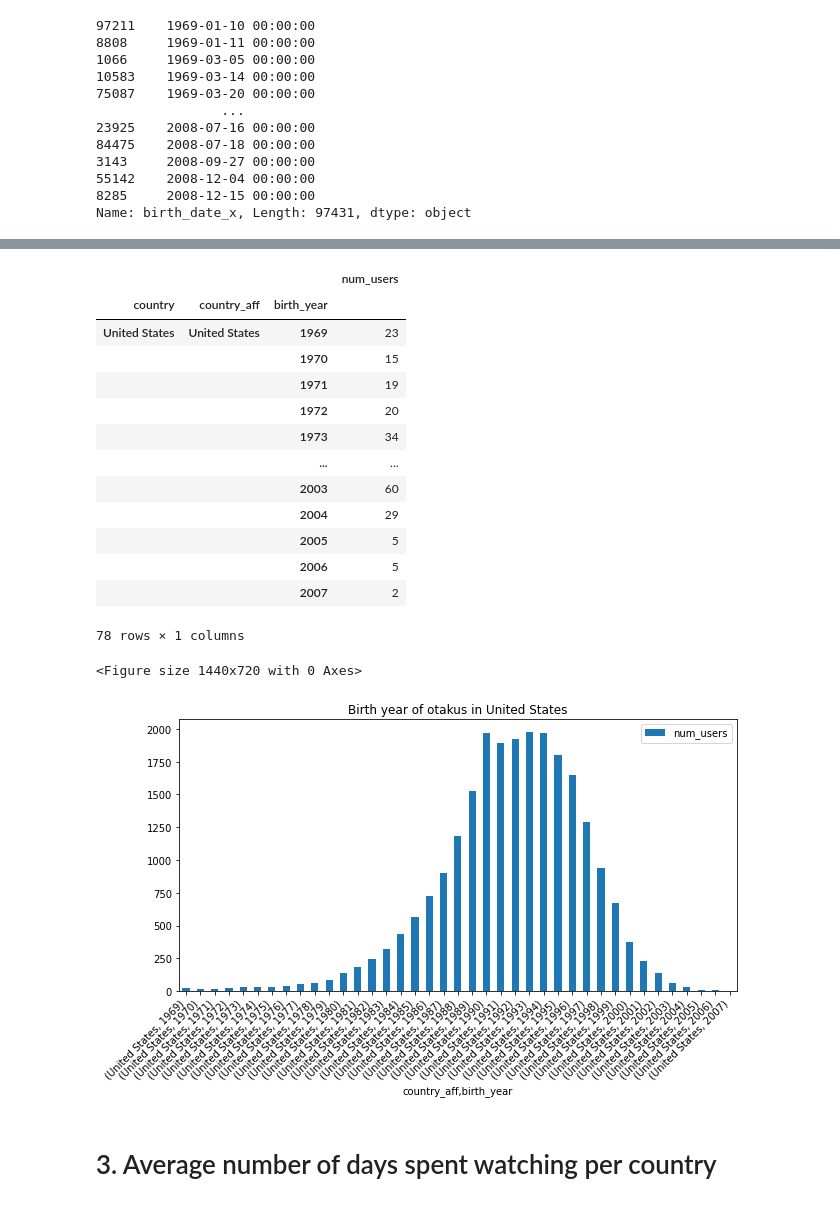
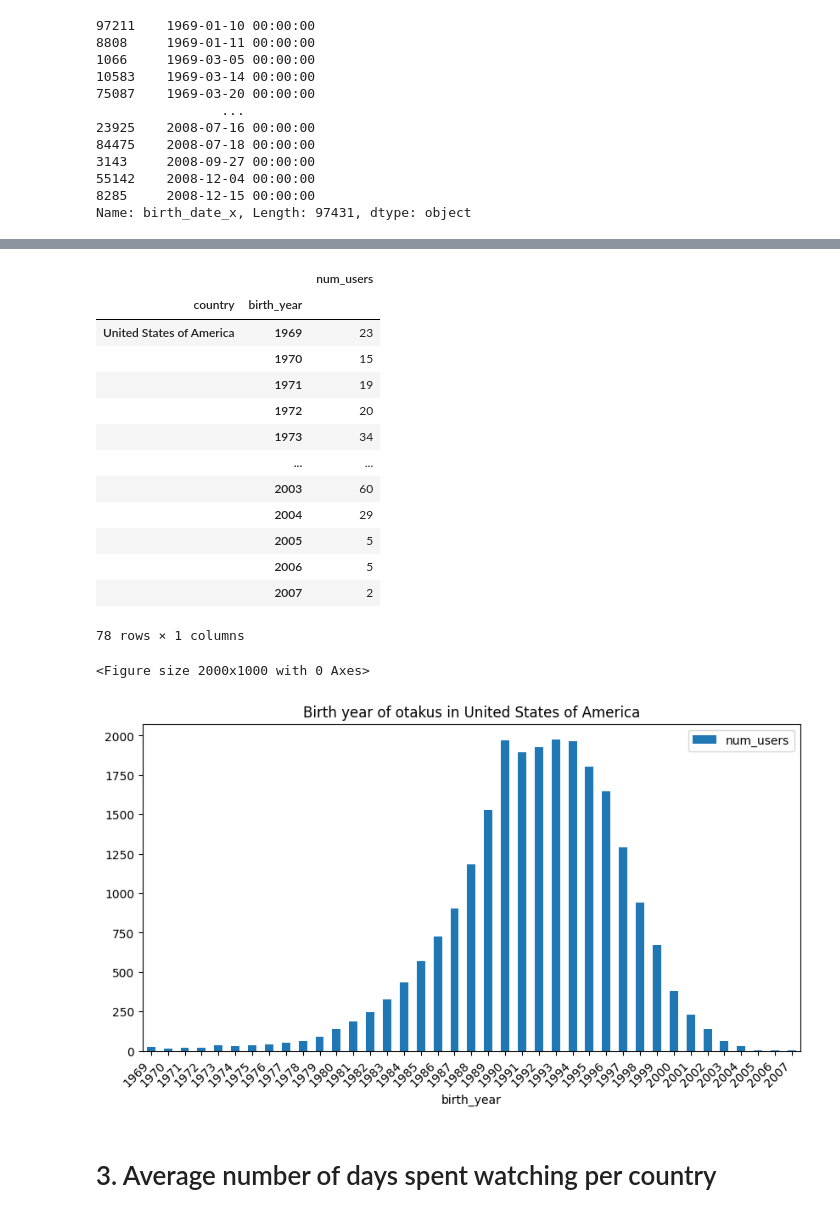
Before and after one commit to com-480-data-visualization/project-2023-vizmoica, a Jupyter notebook: preprocessing/eda_country_stats_1.ipynb, the cells around one changed output, grey strips where cells are left out. Drawn from its saved outputs; the diff is of its cells as text; code cells hidden in the pictures.

```diff
--- a/preprocessing/eda_country_stats_1.ipynb
+++ b/preprocessing/eda_country_stats_1.ipynb
@@ -14,10 +14,6 @@ stat_path = map_path / "stats"
 # %% [markdown]
 # Users dataset
 # %%
-users = pd.read_csv(map_path / "users_country_aff.csv")
+users = pd.read_csv(map_path / "user_country.csv")
 # %% [markdown]
 # 0. Number of users per country
-# %%
-# remove users who are located in Japan
-users = users[users["country"] != "Japan"]
-print("Number of unique non-Japanese users: {:,}".format(users["user_id"].nunique()))
@@ -213,7 +230,7 @@ users_ages["birth_date_x"].sort_values()
 8285     2008-12-15 00:00:00
 Name: birth_date_x, Length: 97431, dtype: object
 # %%
-users_ages = users_ages[["user_id", "birth_date_x", "country", "country_aff"]]
+users_ages = users_ages[["user_id", "birth_date_x", "country"]]
 users_ages.rename(columns={"birth_date_x": "birth_date"}, inplace=True)
 # Convert birth_date to the year
 users_ages["birth_date"] = pd.to_datetime(users_ages["birth_date"])
@@ -256,6 +273,6 @@ See the caveats in the documentation: https://pandas.pydata.org/pandas-docs/stab
 # %%
 # Group users by country, and in each country group by birth year
-country_users_ages = users_ages.groupby(["country", "country_aff", "birth_year"]).agg({"user_id": "nunique"})
+country_users_ages = users_ages.groupby(["country", "birth_year"]).agg({"user_id": "nunique"})
 country_users_ages = country_users_ages.rename(columns={"user_id": "num_users"})
 country_users_ages
 # %% [output]
@@ -276,39 +293,39 @@ country_users_ages
 # %%
 country_users_ages.to_csv(stat_path / "country_users_ages.csv")
 # %%
-country_users_ages.loc[["United States", "United States"]]
+country_users_ages.loc[["United States of America", "United States of America"]]
 # %% [output]
-|  |  |  | num_users |
-| country | country_aff | birth_year |  |
-| United States | United States | 1969 | 23 |
-|  |  | 1970 | 15 |
-|  |  | 1971 | 19 |
-|  |  | 1972 | 20 |
-|  |  | 1973 | 34 |
-|  |  | ... | ... |
-|  |  | 2003 | 60 |
-|  |  | 2004 | 29 |
-|  |  | 2005 | 5 |
-|  |  | 2006 | 5 |
-|  |  | 2007 | 2 |
+|  |  | num_users |
+| country | birth_year |  |
+| United States of America | 1969 | 23 |
+|  | 1970 | 15 |
+|  | 1971 | 19 |
+|  | 1972 | 20 |
+|  | 1973 | 34 |
+|  | ... | ... |
+|  | 2003 | 60 |
+|  | 2004 | 29 |
+|  | 2005 | 5 |
+|  | 2006 | 5 |
+|  | 2007 | 2 |
 78 rows × 1 columns
 # %%
-country = "United States"
+country = "United States of America"
 
 plt.figure(figsize=(20, 10))
 # age_slices.loc[name, :].plot(kind="bar", figsize=(10, 5))
 
-# The previous line does not work anymore, as we have now country and country_aff as index
+# The previous line does not work anymore, as we have now country as index
 country_users_ages.loc[country].plot(kind="bar", figsize=(10, 5))
 
 # Display angled xticks
 plt.xticks(rotation=45, ha="right")
 
 plt.title("Birth year of otakus in {}".format(country))
 plt.show()
 # %% [output]
-<Figure size 1440x720 with 0 Axes>
+<Figure size 2000x1000 with 0 Axes>
-[figure, old version]
+[figure, new version]
 # %% [markdown]
 # 3. Average number of days spent watching per country
 # %% [markdown]
```
Also changed, not shown: parts of 23 cells of this notebook, 17 other files.
